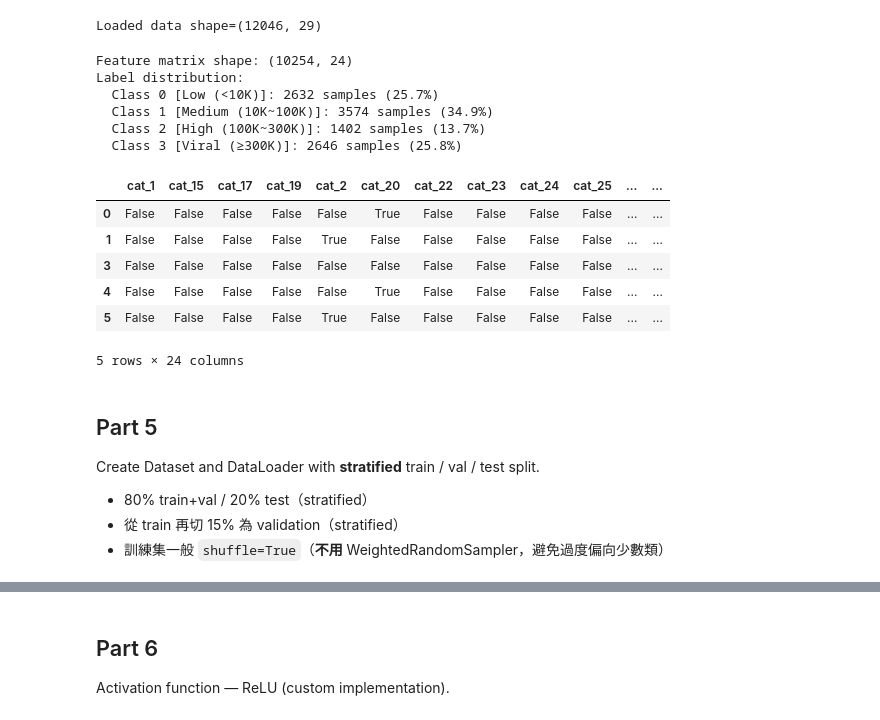
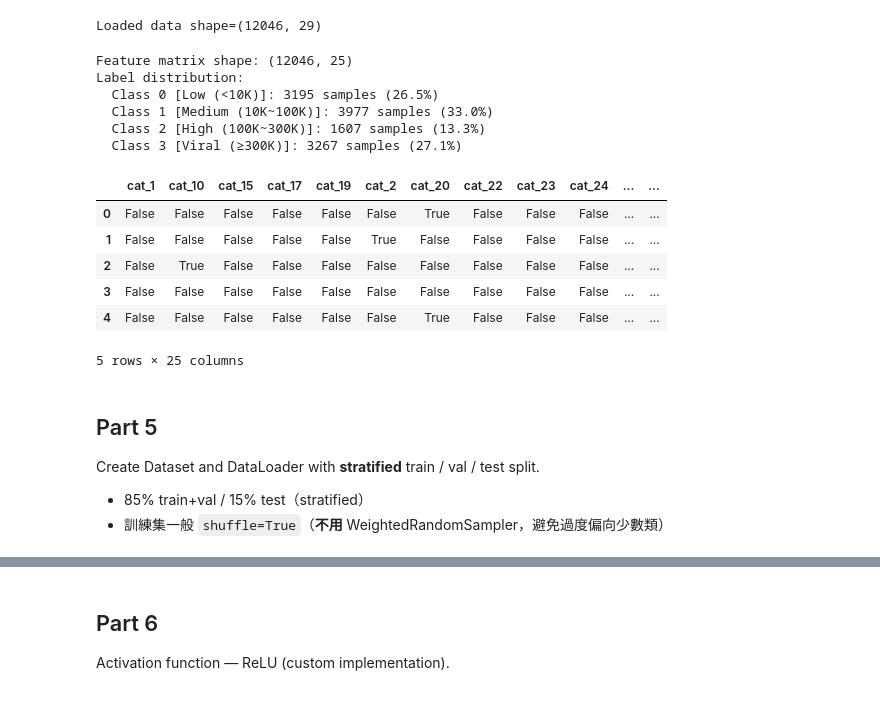
Before and after one commit to yitingCurry/DL_Final_Project, a Jupyter notebook: DL_FINAL_MLP_Classification.ipynb, the cells around one changed output, grey strips where cells are left out. Saved outputs shown, nothing was run; the diff lists cells and outputs as text; code cells hidden in the pictures.

```diff
--- a/DL_FINAL_MLP_Classification.ipynb
+++ b/DL_FINAL_MLP_Classification.ipynb
@@ -164,7 +161,7 @@ class StandardScaler:
 # files = os.listdir(data_dir)
 
 # 直接載入位於 /content/ 的 tw_youtube_videos.jsonl 檔案
-file_path = '/content/tw_youtube_videos.jsonl'
+file_path = 'DL_Data/tw_youtube_videos.jsonl'
 df = pd.read_json(file_path, lines=True)
 
 print(f'Loaded data shape={df.shape}')
@@ -174,8 +171,8 @@ Loaded data shape=(12046, 29)
 # ── 特徵工程 ────────────────────────────────────────────────
 
 # 1. 移除 category_id == 10
-if 'category_id' in df.columns:
-    df = df[df['category_id'] != 10].copy()
+# if 'category_id' in df.columns:
+#     df = df[df['category_id'] != 10].copy()
 
 # 2. 處理類別型特徵：One-hot Encoding for category_id
 df['category_id'] = df['category_id'].astype(str)
@@ -206,52 +203,51 @@ df_encoded['subscriber_count']   = np.log1p(df_encoded['subscriber_count'])
 df_encoded['video_duration_sec'] = np.log1p(df_encoded['video_duration_sec'])
 df_encoded['description_length'] = np.log1p(df_encoded['description_length'])
 df_encoded['channel_view_count'] = np.log1p(df_encoded['channel_view_count'])
 df_encoded['channel_video_count'] = np.log1p(df_encoded['channel_video_count'])
 
 
 # 4. 建立特徵清單 (包含 One-hot 後的欄位)
 CAT_COLS = [col for col in df_encoded.columns if col.startswith('cat_')]
 NUM_COLS = ['subscriber_count', 'video_duration_sec', 'tags_count', 'description_length',
             'pub_hour_sin', 'pub_hour_cos', 'pub_weekday_sin', 'pub_weekday_cos',
             'channel_view_count','channel_video_count']
 FEATURE_COLS = CAT_COLS + NUM_COLS
 
 X = df_encoded[FEATURE_COLS].values.astype(np.float32)
 input_dim = X.shape[1]
 
 # ── 建立分類標籤 ────────────────────────────────────────────
 view_col = 'view_count' if 'view_count' in df.columns else 'viewCount'
 y = df[view_col].values.astype(np.int64)
 y = np.array([view_count_to_label(v) for v in y], dtype=np.int64)
 
 print(f'Feature matrix shape: {X.shape}')
 print(f'Label distribution:')
 for i, name in enumerate(CLASS_NAMES):
     count = (y == i).sum()
     print(f'  Class {i} [{name}]: {count} samples ({count/len(y)*100:.1f}%)')
 
 display(df_encoded[FEATURE_COLS].head(5))
 # %% [output]
-Feature matrix shape: (10254, 24)
+Feature matrix shape: (12046, 25)
 Label distribution:
-  Class 0 [Low (<10K)]: 2632 samples (25.7%)
-  Class 1 [Medium (10K~100K)]: 3574 samples (34.9%)
-  Class 2 [High (100K~300K)]: 1402 samples (13.7%)
-  Class 3 [Viral (≥300K)]: 2646 samples (25.8%)
+  Class 0 [Low (<10K)]: 3195 samples (26.5%)
+  Class 1 [Medium (10K~100K)]: 3977 samples (33.0%)
+  Class 2 [High (100K~300K)]: 1607 samples (13.3%)
+  Class 3 [Viral (≥300K)]: 3267 samples (27.1%)
-|  | cat_1 | cat_15 | cat_17 | cat_19 | cat_2 | cat_20 | cat_22 | cat_23 | cat_24 | cat_25 | ... | ... |
-| 0 | False | False | False | False | False | True | False | False | False | False | ... | ... |
-| 1 | False | False | False | False | True | False | False | False | False | False | ... | ... |
+|  | cat_1 | cat_10 | cat_15 | cat_17 | cat_19 | cat_2 | cat_20 | cat_22 | cat_23 | cat_24 | ... | ... |
+| 0 | False | False | False | False | False | False | True | False | False | False | ... | ... |
+| 1 | False | False | False | False | False | True | False | False | False | False | ... | ... |
+| 2 | False | True | False | False | False | False | False | False | False | False | ... | ... |
 | 3 | False | False | False | False | False | False | False | False | False | False | ... | ... |
-| 4 | False | False | False | False | False | True | False | False | False | False | ... | ... |
-| 5 | False | False | False | False | True | False | False | False | False | False | ... | ... |
+| 4 | False | False | False | False | False | False | True | False | False | False | ... | ... |
-5 rows × 24 columns
+5 rows × 25 columns
 # %% [markdown]
 ## Part 5
 
 Create Dataset and DataLoader with **stratified** train / val / test split.
 
-- 80% train+val / 20% test（stratified）
-- 從 train 再切 15% 為 validation（stratified）
+- 85% train+val / 15% test（stratified）
 - 訓練集一般 `shuffle=True`（**不用** WeightedRandomSampler，避免過度偏向少數類）
 # %%
 class YouTubeDataset(Dataset):
```
Also changed, not shown: parts of 7 cells of this notebook.
